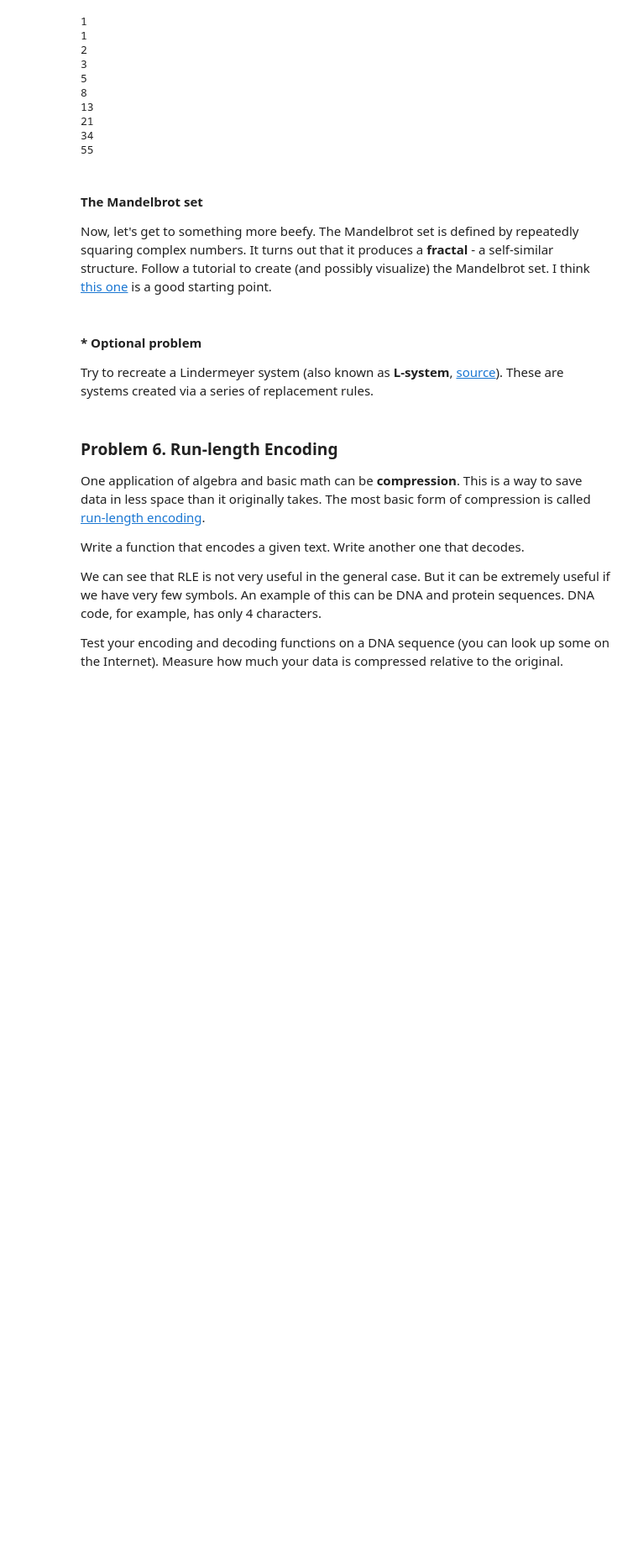
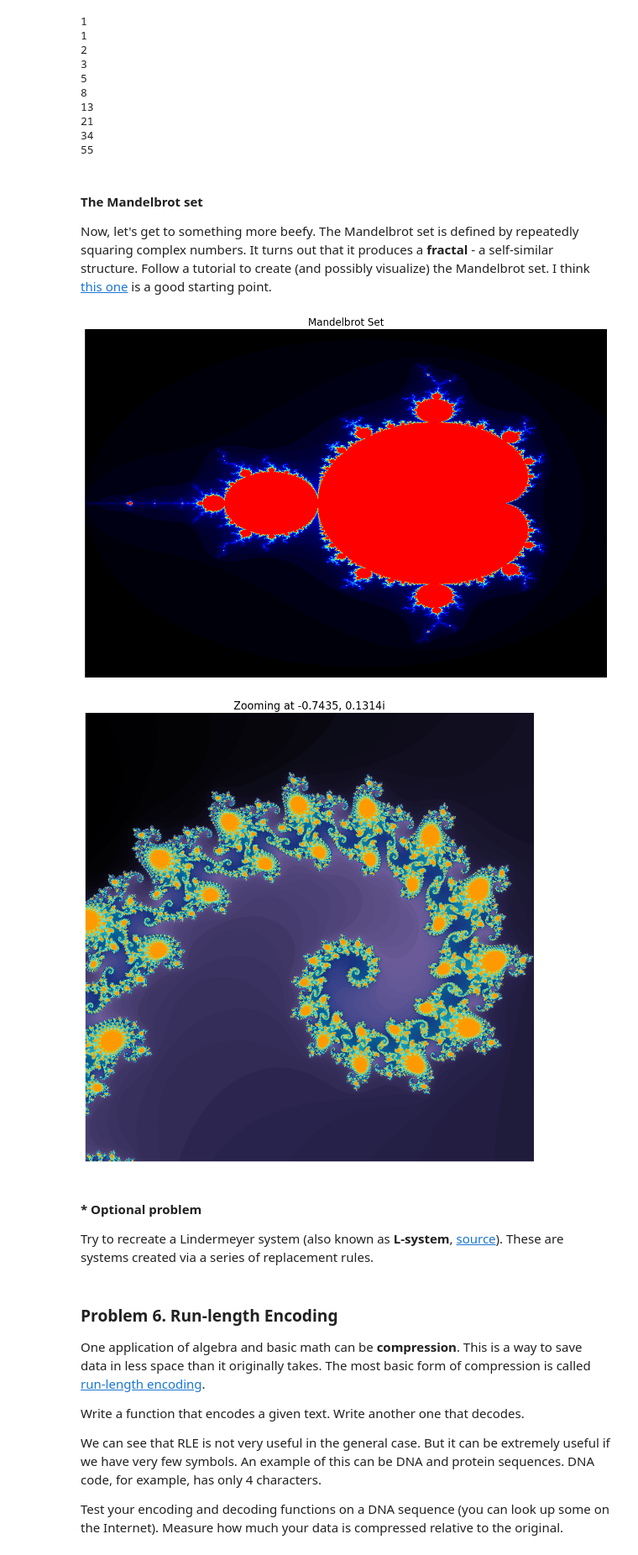
Before and after one commit to tproykov/MathsForDevelopers, a Jupyter notebook: 02.BasicAlgebra/02_Basic Algebra Exercise.ipynb, the cells around one changed output. Shown at 84% size. Drawn from its saved outputs; the diff is of its cells as text; code cells hidden in the pictures; blank space fills up the shorter version.

```diff
--- a/02.BasicAlgebra/02_Basic Algebra Exercise.ipynb
+++ b/02.BasicAlgebra/02_Basic Algebra Exercise.ipynb
@@ -1060,3 +1059,72 @@ Now, let's get to something more beefy. The Mandelbrot set is defined by repeate
+# %%
+def mandelbrot(h_pixels, w_pixels, max_iters, re_min=-2, re_max=0.8, im_min=-1.4, im_max=1.4):
+    """
+    Returns an image of the Mandelbrot set of size (h_pixels, w_pixels) within the specified region of the complex plane
+    """
+    y, x = np.ogrid[im_min:im_max:h_pixels * 1j, re_min:re_max:w_pixels * 1j]
+    c = x + y * 1j
+    z = c
+    divtime = max_iters + np.zeros(z.shape, dtype = int)
+
+    for i in range(max_iters):
+        z = z**2 + c
+        diverge = z * np.conj(z) > 2**2
+        div_now = diverge & (divtime == max_iters)
+        divtime[div_now] = i
+        z[diverge] = 2
+    return divtime
+
+# Create a figure and generate basic Mandelbrot set
+plt.figure(figsize = (12, 10))
+max_iterations = 100
+h, w = 1000, 1500
+mandelbrot_set = mandelbrot(h, w, max_iterations)
+
+# Create a custom colormap for better visualization
+colors = [(0, 0, 0), (0, 0, 1), (0, 1, 1), (1, 1, 0), (1, 0, 0)]
+cmap = LinearSegmentedColormap.from_list('mandelbrot', colors, N = max_iterations)
+
+plt.imshow(mandelbrot_set, cmap = cmap, origin = 'lower')
+plt.title('Mandelbrot Set', fontsize = 16)
+plt.axis('off')
+plt.tight_layout()
+plt.show()
+
+# Create a zoomed view
+plt.figure(figsize = (12, 10))
+
+# Coordinates
+center_re = -0.7435  # Real part of the center point
+center_im = 0.1314   # Imaginary part of the center point
+width = 0.002        # Width in the complex plane
+height = 0.002       # Height in the complex plane
+
+# Calculate the bounds for the zoomed region
+re_min = center_re - width/2
+re_max = center_re + width/2
+im_min = center_im - height/2
+im_max = center_im + height/2
+
+# Generate a zoomed Mandelbrot view with more iterations for detail
+max_iterations_zoom = 200
+h_pixels, w_pixels = 1000, 1000
+zoomed_mandelbrot = mandelbrot(h_pixels, w_pixels, max_iterations_zoom,
+                              re_min, re_max, im_min, im_max)
+
+# Create a custom colormap with more variations for the zoom
+colors_zoom = [(0, 0, 0), (0.16, 0.14, 0.3), (0.42, 0.36, 0.6), (0.1, 0.2, 0.5),
+               (0.02, 0.4, 0.6), (0.1, 0.6, 0.7), (0.2, 0.8, 0.8), (0.5, 0.9, 0.9),
+               (0.8, 0.8, 0.1), (1, 0.6, 0)]
+cmap_zoom = LinearSegmentedColormap.from_list('mandelbrot_zoom', colors_zoom, N=max_iterations_zoom)
+
+plt.imshow(zoomed_mandelbrot, cmap = cmap_zoom, origin = 'lower')
+plt.title(f'Zooming at {center_re}, {center_im}i', fontsize = 16)
+plt.axis('off')
+plt.tight_layout()
+plt.show()
+# %% [output]
+[figure, added]
+[figure, added]
 # %% [markdown]
 #### * Optional problem
 Try to recreate a Lindermeyer system (also known as **L-system**, [source](https://en.wikipedia.org/wiki/L-system)). These are systems created via a series of replacement rules.
```
Also changed, not shown: parts of 2 cells of this notebook.
